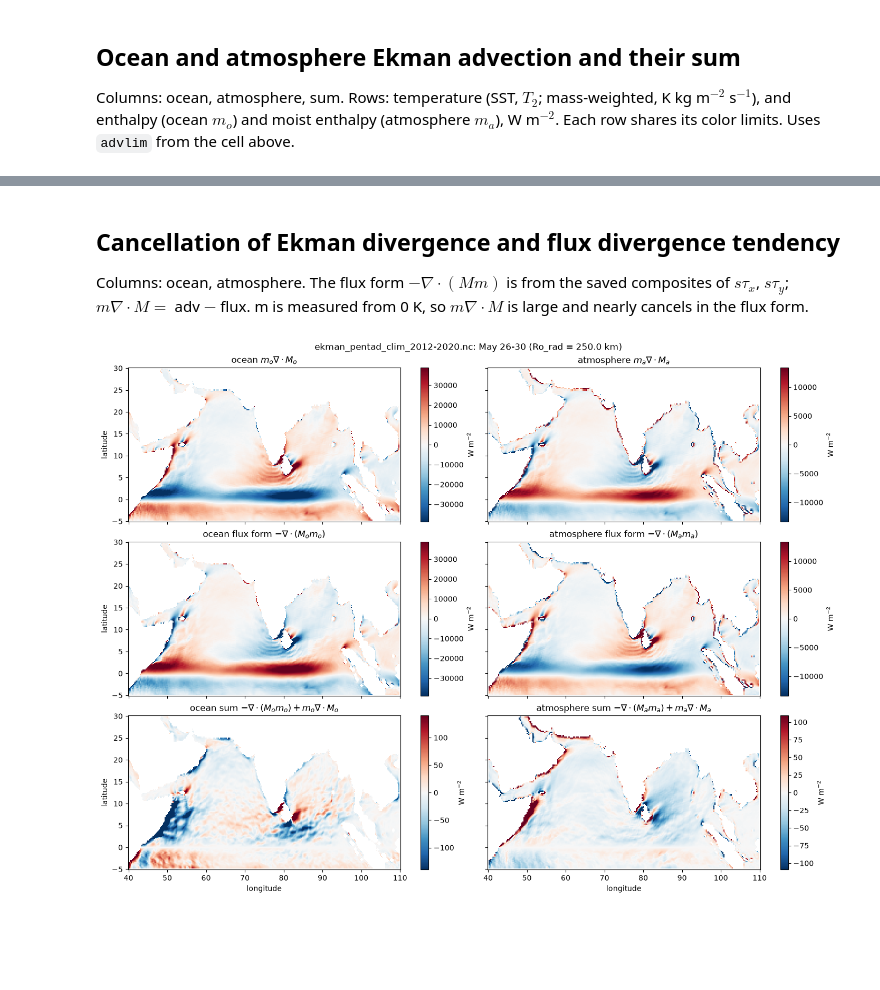
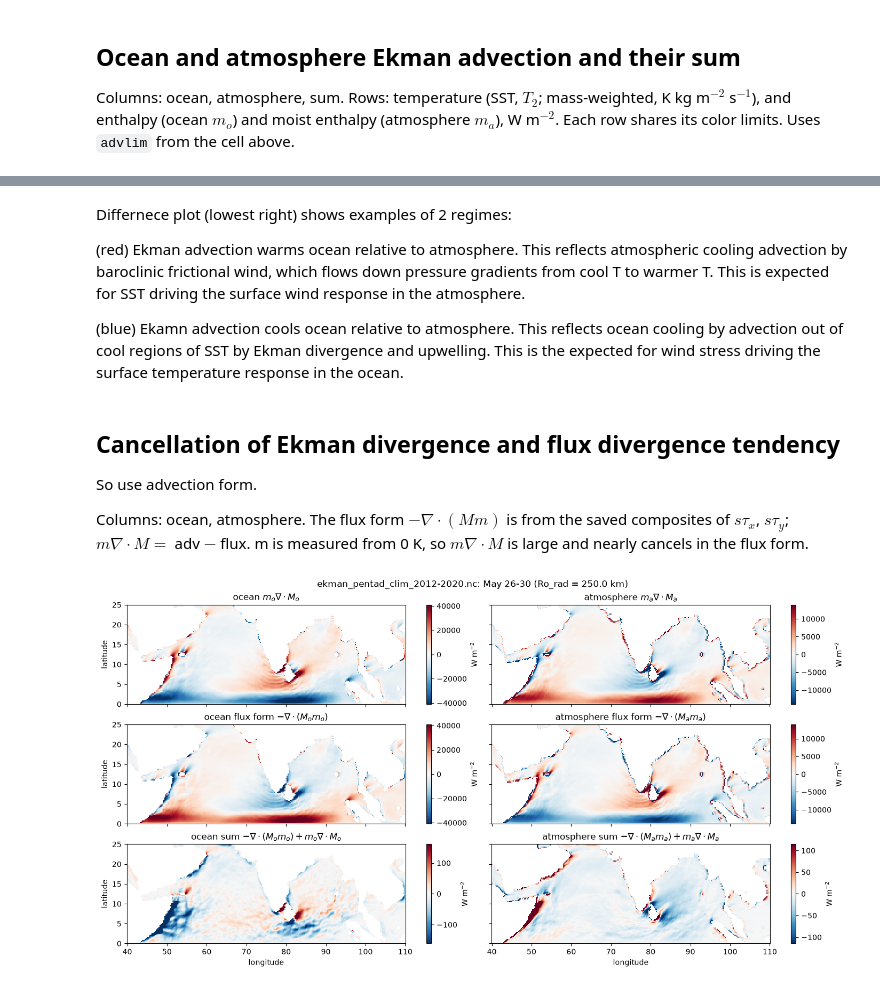
Before and after one commit to deszoeke/ekman-astz, a Jupyter notebook: plot/ekman_plots.ipynb, the cells around one changed output, grey strips where cells are left out. Saved outputs shown, nothing was run; the diff lists cells and outputs as text; code cells hidden in the pictures; blank space fills up the shorter version.

```diff
--- a/plot/ekman_plots.ipynb
+++ b/plot/ekman_plots.ipynb
@@ -15,8 +17,9 @@ The composites use the uncurtailed Ekman transport. `ekman_fields` multiplies M
 # %%
 using Dates
 file = "../ekman_pentad_clim_2012-2020.nc"
-p = 30                            # pentad (days 5p-4 to 5p of the 365-day year)
-lonlim, latlim = (40, 110), (-5, 30) # degrees: Indian Ocean; only this region is read
+p = 25:30      # May                    # pentad (days 5p-4 to 5p of the 365-day year)
+lonlim, latlim = (40, 110), (0, 25) # degrees: Indian Ocean; only this region is read
+advlim = 180   # W m^-2, color limit for the enthalpy advection panels
 Ro_rad = 250e3 # m, curtail M by r = 1 - exp(-y^2/Ro_rad^2) near the equator (plotting only)
 k = findfirst(==(p), NCDataset(nc -> nc["pentad"][:], file)) # index of pentad p in the file
 d = read_group(file, k; lonlim, latlim)
@@ -41,5 +44,9 @@ panels1 = [
     panel(f.adv_a, raw"atmosphere Ekman advection $-M_a \cdot \nabla m_a$, $M_a = -M_o$", flux_units; vmin=-advlim, vmax=advlim)
     ]
 fig1, axs1 = plot_panels(f.lon, f.lat, panels1; land=f.land, suptitle=figtitle);
+for ax in axs1.flat
+    ax.set_ylim(latlim...); # axes are shared: sets all panels
+    ax.set_aspect("equal")
+end
 # fig1.savefig("ekman_V_ma_mo_pentad$p.png")
 # %% [output]
@@ -68,0 +62,19 @@ fig_adv, axs_adv = plot_panels(f.lon, f.lat, panels_adv; ncols=3, land=f.land, s
+# %%
+Tlim = 0.05 # maximum(symlim, (f.advT_o, f.advT_a)) # shared by the temperature row
+Hlim = 60                               # W m^-2, shared by the enthalpy row
+panels_adv = [
+    panel(f.advT_o, raw"ocean advection $-M_o \cdot \nabla$SST", advT_units; vmin=-Tlim, vmax=Tlim),
+    panel(f.adv_o, raw"ocean enthalpy advection $-M_o \cdot \nabla m_o$, $m_o = c_{po}$SST", flux_units; vmin=-Hlim, vmax=Hlim),
+    panel(f.advT_a, raw"atmosphere advection $-M_a \cdot \nabla T_2$", advT_units; vmin=-Tlim, vmax=Tlim),
+    panel(f.adv_a, raw"atmosphere moist enthalpy advection $-M_a \cdot \nabla m_a$, $m_a = c_{pa}T_2 + L_v q$", flux_units; vmin=-Hlim, vmax=Hlim),
+    panel(f.advT_o .+ f.advT_a, "oc+atm T advection sum", advT_units; vmin=-Tlim, vmax=Tlim),
+    panel(f.adv_o .+ f.adv_a, "oc+atm advection sum", flux_units; vmin=-Hlim, vmax=Hlim),
+    panel(f.advT_o .- f.advT_a, "oc-atm T advection sum", advT_units; vmin=-Tlim, vmax=Tlim),
+    panel(f.adv_o .- f.adv_a, "oc-atm advection sum", flux_units; vmin=-Hlim, vmax=Hlim)
+    ]
+fig_adv, axs_adv = plot_panels(f.lon, f.lat, panels_adv; ncols=2, land=f.land, suptitle=figtitle);
+for ax in axs_adv.flat
+    ax.set_ylim(latlim...); # axes are shared: sets all panels
+    ax.set_aspect("equal")
+end
+# fig_adv.savefig("ekman_adv_sum_pentad$p.png")
@@ -69,15 +83,29 @@ fig_adv, axs_adv = plot_panels(f.lon, f.lat, panels_adv; ncols=3, land=f.land, s
+# %% [markdown]
+Differnece plot (lowest right) shows examples of 2 regimes:
+
+(red) Ekman advection warms ocean relative to atmosphere. This reflects atmospheric cooling advection by baroclinic frictional wind, which flows down pressure gradients from cool T to warmer T.
+This is expected for SST driving the surface wind response in the atmosphere.
+
+(blue) Ekamn advection cools ocean relative to atmosphere. This reflects ocean cooling by advection out of cool regions of SST by Ekman divergence and upwelling.
+This is the expected for wind stress driving the surface temperature response in the ocean.
 # %% [markdown]
 ## Cancellation of Ekman divergence and flux divergence tendency
+So use advection form.
+
 Columns: ocean, atmosphere. The flux form $-\nabla\cdot(M m)$ is from the saved composites of $s\tau_x$, $s\tau_y$; $m \nabla\cdot M = $ adv $-$ flux. m is measured from 0 K, so $m \nabla\cdot M$ is large and nearly cancels in the flux form.
 # %%
 panels3 = [
     panel(f.sdiv_o, raw"ocean $m_o \nabla \cdot M_o$", flux_units),
     panel(f.sdiv_a, raw"atmosphere $m_a \nabla \cdot M_a$", flux_units),
     panel(f.flux_o, raw"ocean flux form $-\nabla \cdot (M_o m_o)$", flux_units),
     panel(f.flux_a, raw"atmosphere flux form $-\nabla \cdot (M_a m_a)$", flux_units),
     panel(f.flux_o.+f.sdiv_o, raw"ocean sum $-\nabla \cdot (M_o m_o) + m_o \nabla \cdot M_o$", flux_units),
     panel(f.flux_a.+f.sdiv_a, raw"atmosphere sum $-\nabla \cdot (M_a m_a) + m_a \nabla \cdot M_a$", flux_units)]
 fig3, axs3 = plot_panels(f.lon, f.lat, panels3; land=f.land, suptitle=figtitle);
+for ax in axs3.flat
+    ax.set_ylim(latlim...); # axes are shared: sets all panels
+    ax.set_aspect("equal")
+end
 # fig3.savefig("ekman_sdiv_flux_pentad$p.png")
 # %% [output]
-[figure, old version]
+[figure, new version]
```
Also changed, not shown: parts of 5 cells of this notebook, 2 other files.
